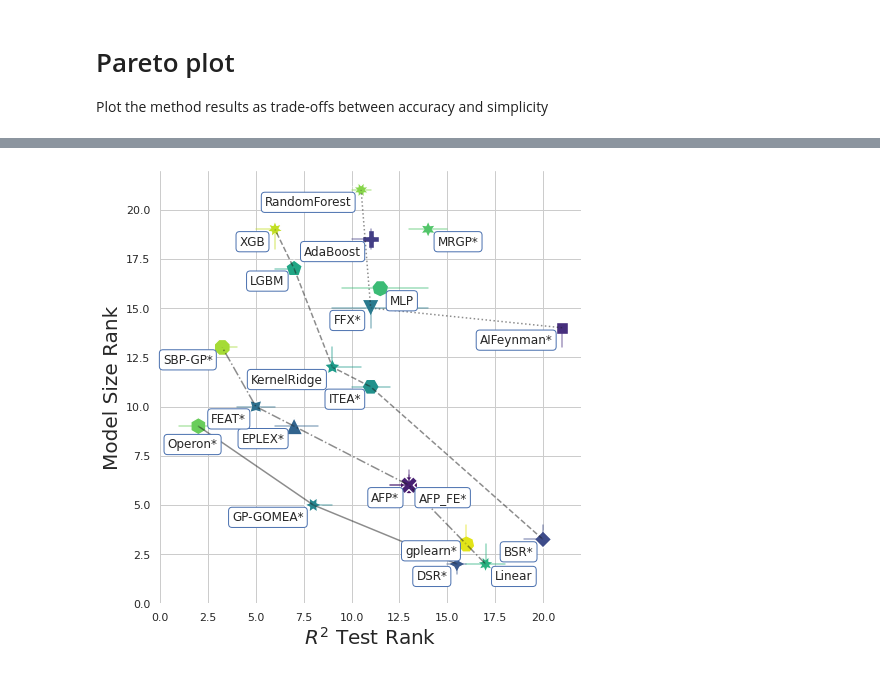
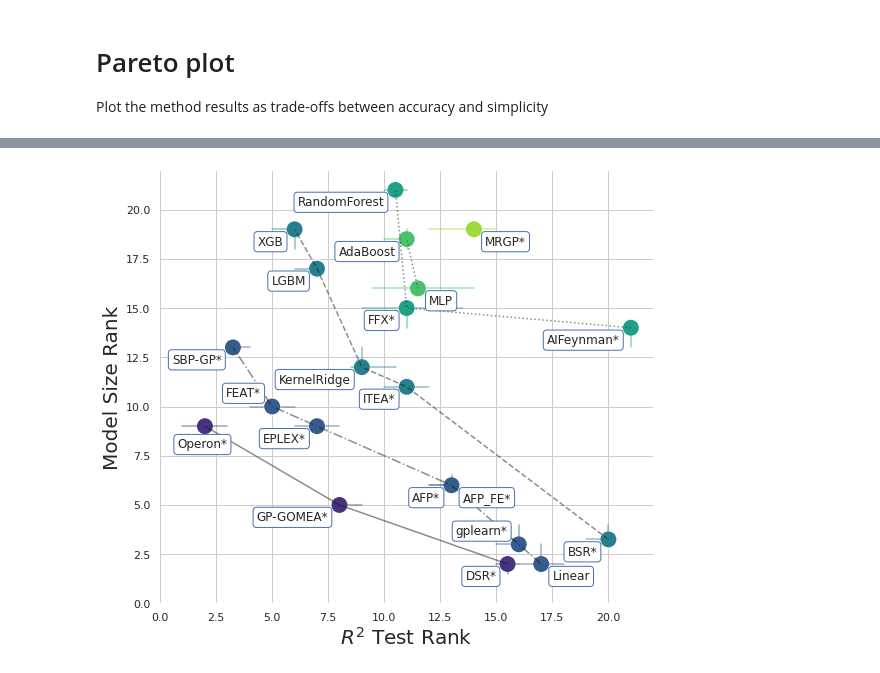
Before and after one commit to cavalab/srbench, a Jupyter notebook: postprocessing/blackbox_results.ipynb, the cells around one changed output, grey strips where cells are left out. Saved outputs shown, nothing was run; the diff lists cells and outputs as text; code cells hidden in the pictures.

```diff
--- a/postprocessing/blackbox_results.ipynb
+++ b/postprocessing/blackbox_results.ipynb
@@ -386,47 +386,38 @@ def bootstrap(val, n = 1000, fn=np.mean):
     ci_lower  = np.quantile(val_samples,0.05)
     return m, sd, ci_upper,ci_lower
 # %%
+import pdb
 from pareto_utils import front
 sns.set(font_scale=1, style='whitegrid')
 labelsize=20
-plt.figure(figsize=(7,7))
+plt.figure(figsize=(8,7))
 data = df_sum.copy() #.loc[df_sum.algorithm.isin(symbolic_algs)]
 data['*algorithm*'] = data['algorithm'].apply(lambda x: x+'*' if x in symbolic_algs else x)
 xcol = 'r2_test_rank'
+# xcol  = 'r2_test'
 ycol = 'model_size_rank'
+# ycol = 'model_size'
 palette = 'viridis'
-cmap = sns.color_palette(palette=palette, n_colors=data.algorithm.nunique(), desat=None, as_cmap=False)
-Z = 1.96 # 95% confidence
-i = 0
-for alg, dg in data.groupby('*algorithm*'):
-    x = dg[xcol].median()
-    y = dg[ycol].median()
-    _, sdx, ciux, cilx = bootstrap(dg[xcol].values, fn=np.median, n=1000)
-    _, sdy, ciuy, cily = bootstrap(dg[ycol].values, fn=np.median, n=1000)
-    plt.plot(
-             [cilx,ciux],
-             [y, y],
-             alpha=0.5,
-             color=cmap[i]
-            )
-    plt.plot(
-             [x, x],
-             [cily,ciuy],
-             alpha=0.5,
-             color=cmap[i]
-            )
-    i += 1
 # outline pareto front
 pareto_data = data.groupby('*algorithm*').median()
+
 objs = pareto_data[[xcol,ycol]].values
-levels = 4
-styles=['-','-.','--',':']
+# reverse R2 (objs are minimized)
+# objs[:,0] = -objs[:,0]
+levels = 6
+styles=['-','-.','--',':', ':', ':']
 PFs = []
+pareto_ranks = -np.ones(len(pareto_data))
 for el in range(levels):
+#     pdb.set_trace()
     PF = front(objs[:,0],objs[:,1])
-    objs[PF,:] = 100
+    if len(PF)>0:
+        print('PF:',PF)
+        pareto_ranks[PF] = el
+    objs[PF,:] = np.inf
     PFs.append(PF)
 i = 0
+pareto_data.loc[:,'pareto_rank'] = pareto_ranks
 for pfset in PFs:
     xset,yset = [],[]
 
@@ -435,25 +426,34 @@ for pfset in PFs:
         yset.append( pareto_data[ycol].values[pf] )
     linestyle=styles[i]
     plt.plot(xset,yset, styles[i]+'k', alpha=0.5, zorder=1)
-    plt.gca().set_zorder(10)
+#     plt.gca().set_zorder(10)
     i+=1
+
+cmap = sns.color_palette(palette=palette,
+                         n_colors=pareto_data.pareto_rank.nunique(),
+                         desat=None,
+                         as_cmap=False)
 
 ax = sns.scatterplot(
     ax = plt.gca(),
 #     ax = g.ax_joint,
-    data = data.groupby('*algorithm*').median(),
+#     data = data.groupby('*algorithm*').median(),
+    data = pareto_data,
     x = xcol,
     y = ycol,
-    style='*algorithm*',
-    hue = '*algorithm*',
+#     style='*algorithm*',
+#     style='pareto_rank',
+    hue = 'pareto_rank',
     s=300,
-    palette=palette,
+#     palette=palette,
     #     edgecolor='k'
     legend=False,
+    palette=cmap
 )
 ax.set_zorder(2)
 xoff = .5
 yoff = 0.3
+# xoff, yoff = 0, 0
 for idx,row in pareto_data.iterrows():
     x=row[xcol]-xoff
     y=row[ycol]-yoff
@@ -465,10 +465,11 @@ for idx,row in pareto_data.iterrows():
     elif idx == 'Operon*':
         x = row[xcol]+1
         y -= yoff
-        ha='right'
-    elif idx == 'gplearn*':
-        y += yoff
-        ha='right'
+    elif idx in ['gplearn*','FEAT*']:
+#         x -= xoff
+#         x=row[xcol]+xoff
+        y = row[ycol]+1
+#         ha='left'
 
     plt.text(s=idx,
              x = x,
@@ -477,8 +478,32 @@ for idx,row in pareto_data.iterrows():
              va='top',
              bbox=dict(facecolor='w', edgecolor='b', boxstyle='round', alpha=1)
             )
+
+# confidence intervals
+i = 0
+for alg, dg in data.groupby('*algorithm*'):
+    x = dg[xcol].median()
+    y = dg[ycol].median()
+    _, sdx, ciux, cilx = bootstrap(dg[xcol].values, fn=np.median, n=1000)
+    _, sdy, ciuy, cily = bootstrap(dg[ycol].values, fn=np.median, n=1000)
+    plt.plot(
+             [cilx,ciux],
+             [y, y],
+             alpha=0.5,
+             color=cmap[int(pareto_data.loc[alg,'pareto_rank'])]
+#              color='b'
+            )
+    plt.plot(
+             [x, x],
+             [cily,ciuy],
+             alpha=0.5,
+             color=cmap[int(pareto_data.loc[alg,'pareto_rank'])]
+#              color='b'
+            )
+    i += 1
 ax.set_xlim(left=0)
 ax.set_ylim(bottom=0)
+# ax.set_yscale('log')
 plt.xlabel(xcol.replace('_',' ').replace('r2','$R^2$').title(), fontsize=labelsize)
 plt.ylabel(ycol.replace('_',' ').title(), fontsize=labelsize)
 sns.despine(left=True, bottom=True)
@@ -487,2 +518,2 @@ save(name="pareto_plot_"+xcol+'_'+ycol)
 saving figs/black-box/pareto_plot_r2_test_rank_model_size_rank.png
-[figure, old version]
+[figure, new version]
```
Also changed, not shown: parts of 4 cells of this notebook, 1 other file.
